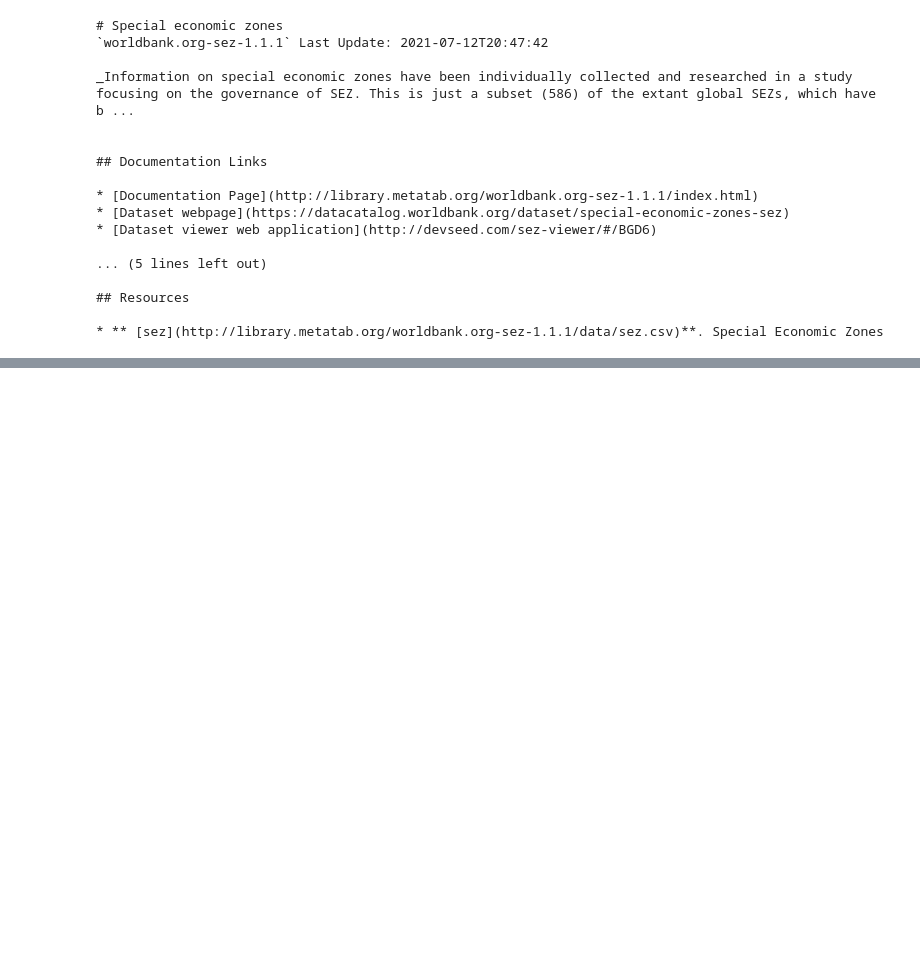
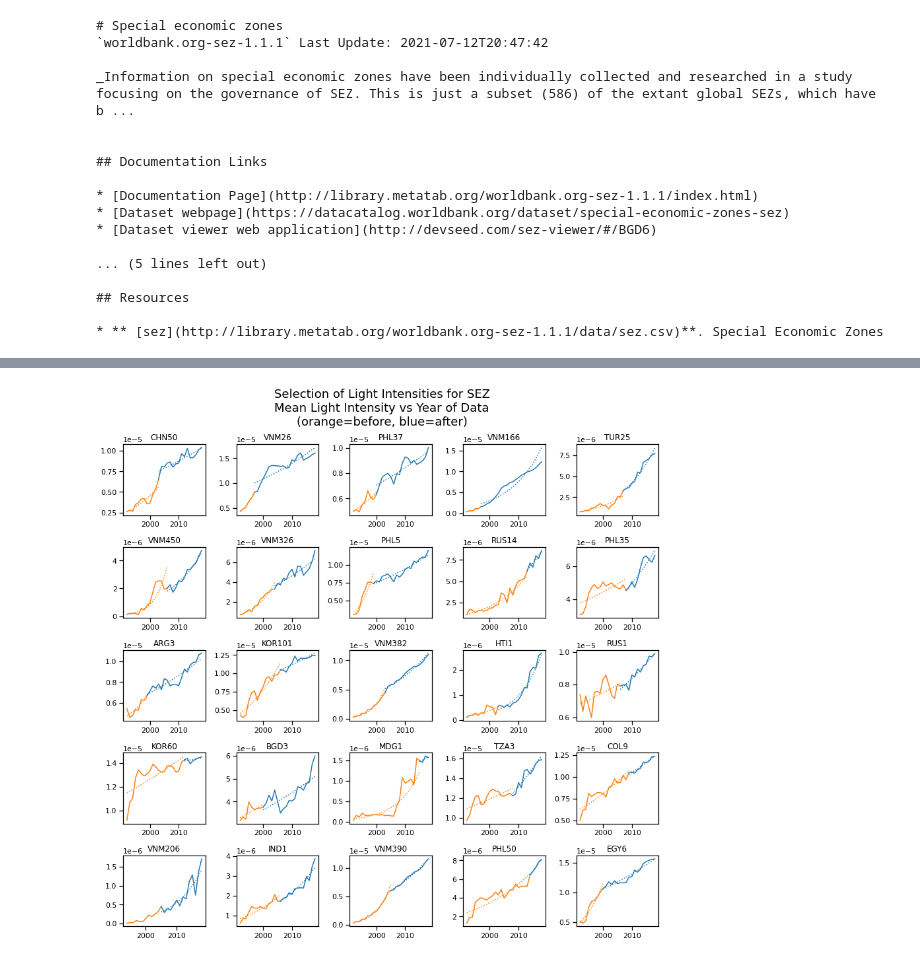
Before and after one commit to sandiegodata-projects/chartercitiesinstitute.org-sez, a Jupyter notebook: notebooks/ericbusboom/02 Circular Patches.ipynb, the cells around one changed output, grey strips where cells are left out. Drawn from its saved outputs; the diff is of its cells as text; code cells hidden in the pictures; blank space fills up the shorter version.

```diff
--- a/notebooks/ericbusboom/02 Circular Patches.ipynb
+++ b/notebooks/ericbusboom/02 Circular Patches.ipynb
@@ -141,11 +114,0 @@ show(r)
-# %%
-with h5py.File('patches.h5', 'r') as f:
-
-    keys = get_hdf_keys(f)
-    rasters = []
-    for k in keys:
-        _, sez_id, year = k.split('/')
-        rasters.append( (int(year), sez_id, np.nansum(f[k][:])))
-
-t = pd.DataFrame(rasters, columns=['year', 'unique_id', 'pixel_sum'])
-t.head()
@@ -174,0 +204,30 @@ sez[['unique_id', 'geo_area', 'year']]
+# %%
+from random import choice
+
+def fit_line(x, y=None):
+    r, x0 = exp_line_fit(x, y)
+    y_ = x0*(r+1)**x
+    return y_
+
+
+fig, axes = plt.subplots(5,5, figsize=(12,12))
+for ax in np.ravel(axes):
+
+    uid = choice(list(g.groups.keys()))
+    ex_series = g.get_group(uid)
+    bf, af = split_series(ex_series)
+
+    a1 = ax.plot(bf.year, bf.mean_light, color='tab:orange')
+    y_ = fit_line(bf.year, bf.mean_light)
+    ax.plot(bf.year, y_, color='tab:orange', linestyle=':')
+
+    ax.plot(af.year, af.mean_light, color='tab:blue')
+    y_ = fit_line(af.year, af.mean_light)
+    ax.plot(af.year, y_, color='tab:blue', linestyle=':')
+
+    ax.set_title(uid)
+
+fig.suptitle("Selection of Light Intensities for SEZ\nMean Light Intensity vs Year of Data\n(orange=before, blue=after)", fontsize=18)
+plt.tight_layout()
+# %% [output]
+[figure, added]
```
Also changed, not shown: parts of 28 cells of this notebook, 2 other files.
